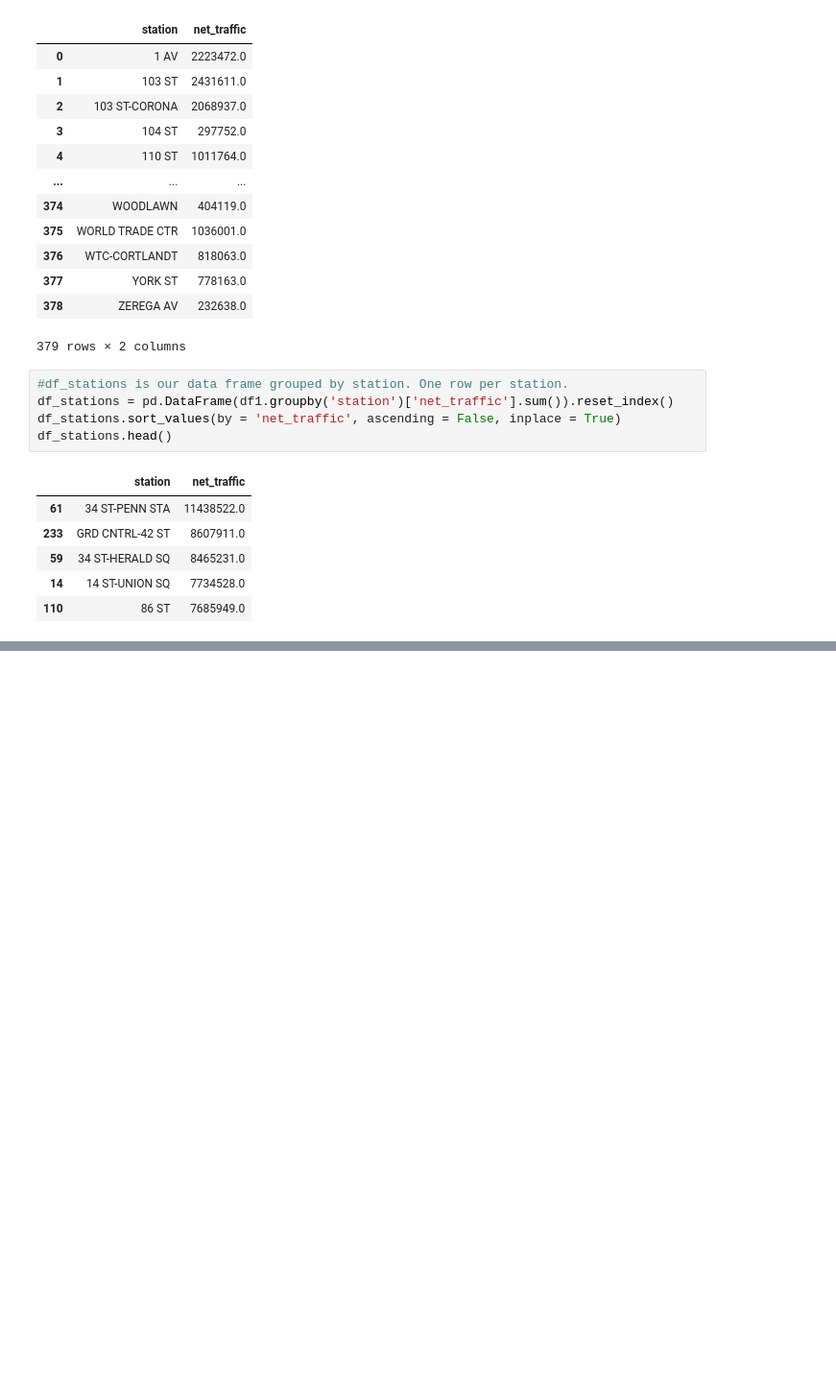
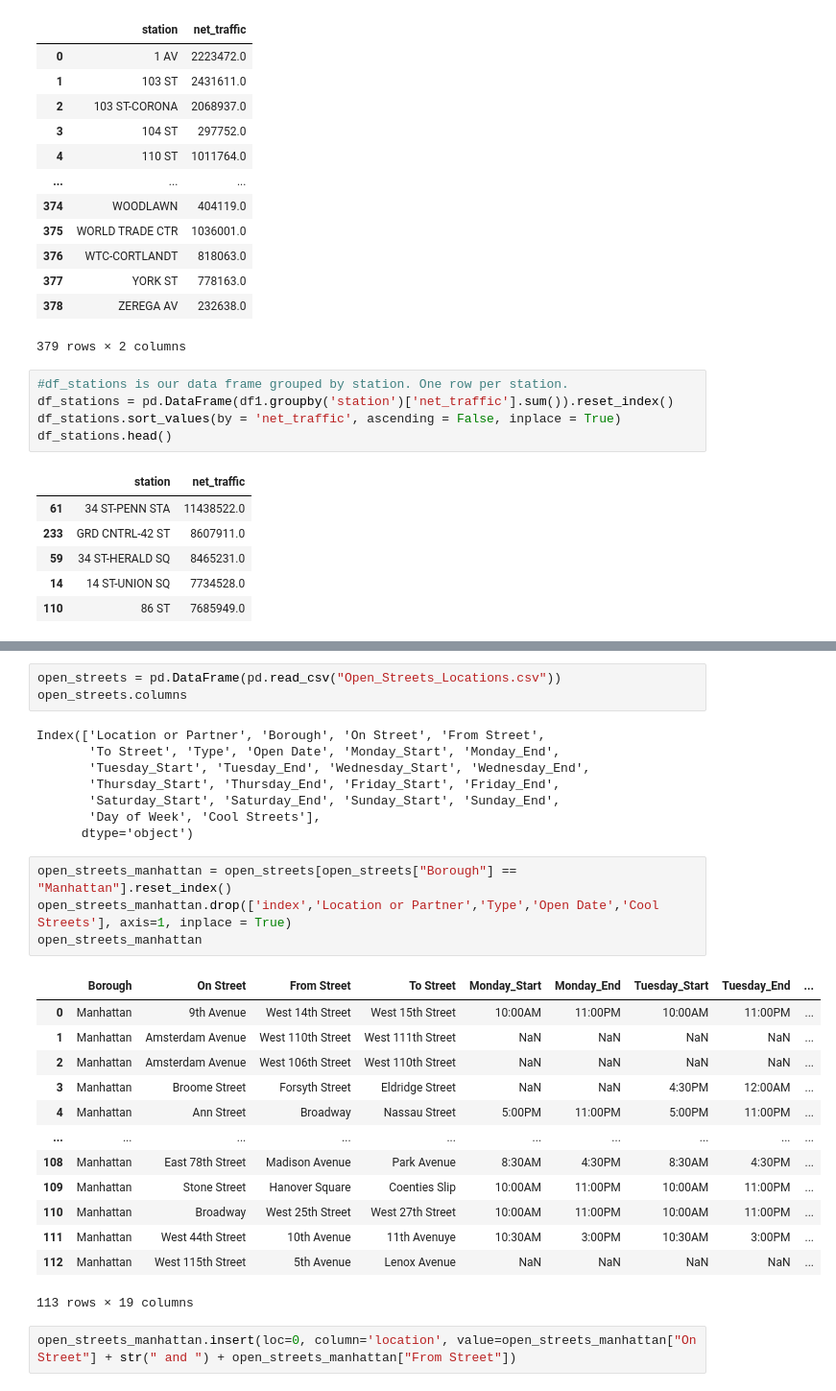
Before and after one commit to katereiss/EDA_repo, a Jupyter notebook: MTA_2021.ipynb, the cells around one changed output, grey strips where cells are left out. Shown: that part at 96% size. Drawn from its saved outputs; the diff is of its cells as text; blank space fills up the shorter version.

```diff
--- a/MTA_2021.ipynb
+++ b/MTA_2021.ipynb
@@ -286,0 +419,31 @@ fig.show()
+# %%
+open_streets = pd.DataFrame(pd.read_csv("Open_Streets_Locations.csv"))
+open_streets.columns
+# %% [output]
+Index(['Location or Partner', 'Borough', 'On Street', 'From Street',
+       'To Street', 'Type', 'Open Date', 'Monday_Start', 'Monday_End',
+       'Tuesday_Start', 'Tuesday_End', 'Wednesday_Start', 'Wednesday_End',
+       'Thursday_Start', 'Thursday_End', 'Friday_Start', 'Friday_End',
+       'Saturday_Start', 'Saturday_End', 'Sunday_Start', 'Sunday_End',
+       'Day of Week', 'Cool Streets'],
+      dtype='object')
+# %%
+open_streets_manhattan = open_streets[open_streets["Borough"] == "Manhattan"].reset_index()
+open_streets_manhattan.drop(['index','Location or Partner','Type','Open Date','Cool Streets'], axis=1, inplace = True)
+open_streets_manhattan
+# %% [output]
+|  | Borough | On Street | From Street | To Street | Monday_Start | Monday_End | Tuesday_Start | Tuesday_End | ... |
+| 0 | Manhattan | 9th Avenue | West 14th Street | West 15th Street | 10:00AM | 11:00PM | 10:00AM | 11:00PM | ... |
+| 1 | Manhattan | Amsterdam Avenue | West 110th Street | West 111th Street | NaN | NaN | NaN | NaN | ... |
+| 2 | Manhattan | Amsterdam Avenue | West 106th Street | West 110th Street | NaN | NaN | NaN | NaN | ... |
+| 3 | Manhattan | Broome Street | Forsyth Street | Eldridge Street | NaN | NaN | 4:30PM | 12:00AM | ... |
+| 4 | Manhattan | Ann Street | Broadway | Nassau Street | 5:00PM | 11:00PM | 5:00PM | 11:00PM | ... |
+| ... | ... | ... | ... | ... | ... | ... | ... | ... | ... |
+| 108 | Manhattan | East 78th Street | Madison Avenue | Park Avenue | 8:30AM | 4:30PM | 8:30AM | 4:30PM | ... |
+| 109 | Manhattan | Stone Street | Hanover Square | Coenties Slip | 10:00AM | 11:00PM | 10:00AM | 11:00PM | ... |
+| 110 | Manhattan | Broadway | West 25th Street | West 27th Street | 10:00AM | 11:00PM | 10:00AM | 11:00PM | ... |
+| 111 | Manhattan | West 44th Street | 10th Avenue | 11th Avenuye | 10:30AM | 3:00PM | 10:30AM | 3:00PM | ... |
+| 112 | Manhattan | West 115th Street | 5th Avenue | Lenox Avenue | NaN | NaN | NaN | NaN | ... |
+113 rows × 19 columns
+# %%
+open_streets_manhattan.insert(loc=0, column='location', value=open_streets_manhattan["On Street"] + str(" and ") + open_streets_manhattan["From Street"])
```
Also changed, not shown: parts of 48 cells of this notebook.
